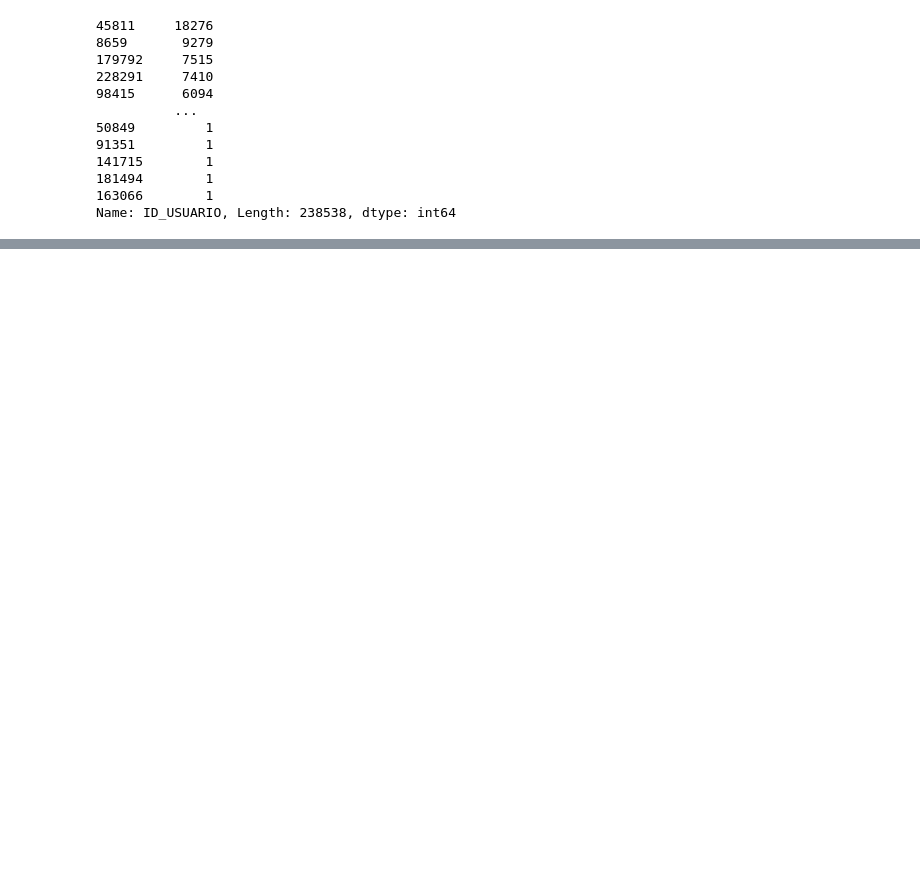
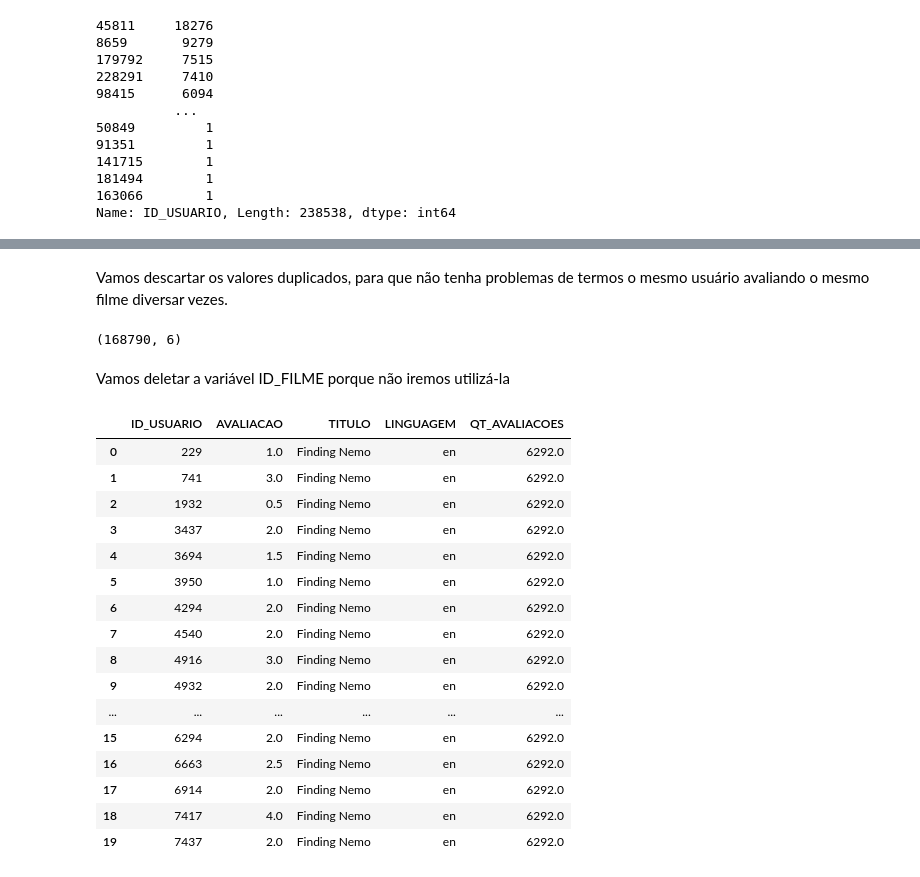
Before and after one commit to danoliver1792/machine_learning, a Jupyter notebook: recomendacao_filmes.ipynb, the cells around one changed output, grey strips where cells are left out. Cells and saved outputs as stored; diff of their text form; code cells hidden in the pictures; blank space fills up the shorter version.

```diff
--- a/recomendacao_filmes.ipynb
+++ b/recomendacao_filmes.ipynb
@@ -109,0 +260,2 @@ Name: ID_USUARIO, Length: 238538, dtype: int64
+# %% [markdown]
+Vamos descartar os valores duplicados, para que não tenha problemas de termos o mesmo usuário avaliando o mesmo filme diversar vezes.
@@ -109,0 +264,6 @@ Name: ID_USUARIO, Length: 238538, dtype: int64
+# %%
+avaliacoes_e_filmes.shape
+# %% [output]
+(168790, 6)
+# %% [markdown]
+Vamos deletar a variável ID_FILME porque não iremos utilizá-la
@@ -109,0 +272,20 @@ Name: ID_USUARIO, Length: 238538, dtype: int64
+# %%
+avaliacoes_e_filmes.head(20)
+# %% [output]
+|  | ID_USUARIO | AVALIACAO | TITULO | LINGUAGEM | QT_AVALIACOES |
+| 0 | 229 | 1.0 | Finding Nemo | en | 6292.0 |
+| 1 | 741 | 3.0 | Finding Nemo | en | 6292.0 |
+| 2 | 1932 | 0.5 | Finding Nemo | en | 6292.0 |
+| 3 | 3437 | 2.0 | Finding Nemo | en | 6292.0 |
+| 4 | 3694 | 1.5 | Finding Nemo | en | 6292.0 |
+| 5 | 3950 | 1.0 | Finding Nemo | en | 6292.0 |
+| 6 | 4294 | 2.0 | Finding Nemo | en | 6292.0 |
+| 7 | 4540 | 2.0 | Finding Nemo | en | 6292.0 |
+| 8 | 4916 | 3.0 | Finding Nemo | en | 6292.0 |
+| 9 | 4932 | 2.0 | Finding Nemo | en | 6292.0 |
+| ... | ... | ... | ... | ... | ... |
+| 15 | 6294 | 2.0 | Finding Nemo | en | 6292.0 |
+| 16 | 6663 | 2.5 | Finding Nemo | en | 6292.0 |
+| 17 | 6914 | 2.0 | Finding Nemo | en | 6292.0 |
+| 18 | 7417 | 4.0 | Finding Nemo | en | 6292.0 |
+| 19 | 7437 | 2.0 | Finding Nemo | en | 6292.0 |
```
Also changed, not shown: parts of 35 cells of this notebook.
